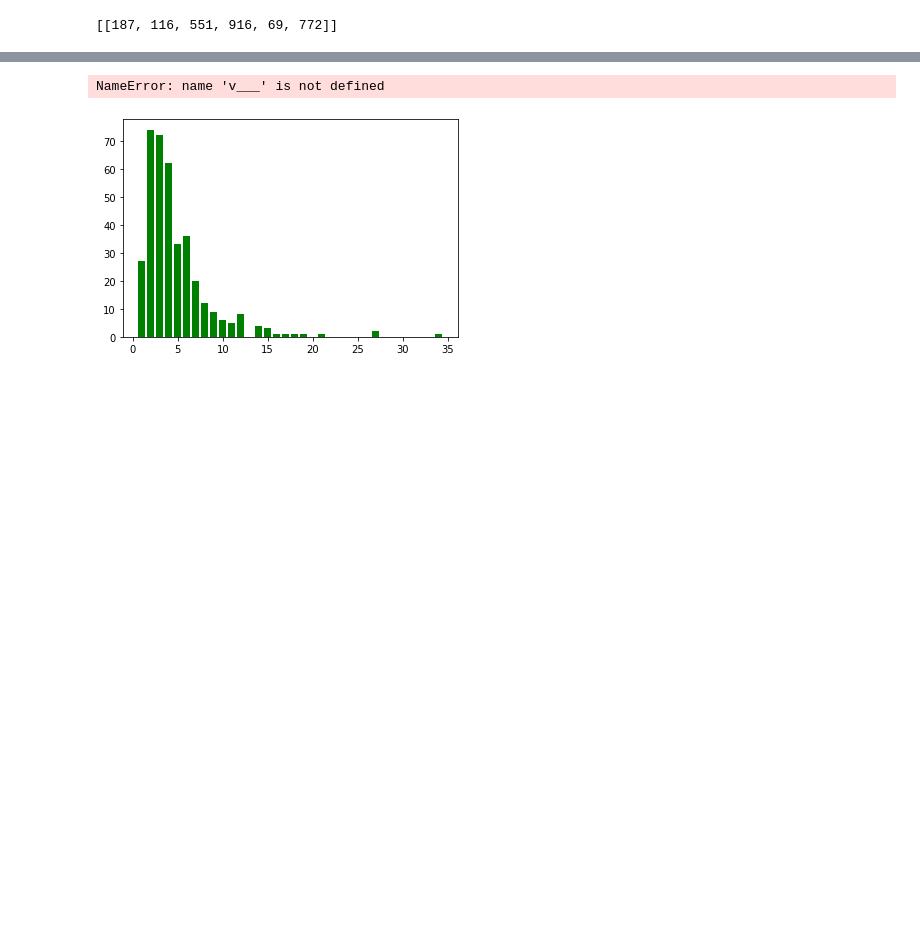
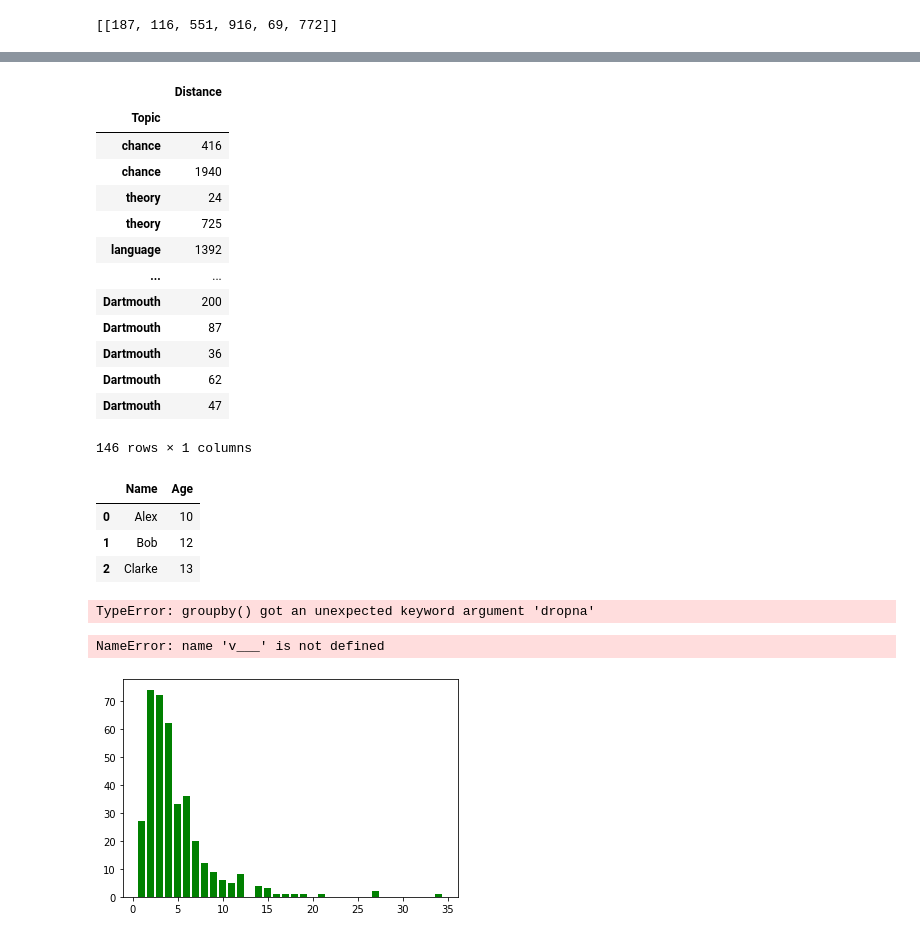
Before and after one commit to kwangilkimkenny/Story_Analysis, a Jupyter notebook: plot_analysis.ipynb, the cells around one changed output, grey strips where cells are left out. Saved outputs shown, nothing was run; the diff lists cells and outputs as text; code cells hidden in the pictures; blank space fills up the shorter version.

```diff
--- a/plot_analysis.ipynb
+++ b/plot_analysis.ipynb
@@ -806,0 +826,3 @@ dic__
+# %%
+test_df = pd.DataFrame.from_dict(dic__, orient='index')
+test_df
@@ -807,3 +843,46 @@ dic__
+# %%
+test_df.index.name = "Topic"
+test_df.columns = ["Distance"]
+test_df
+# %% [output]
+|  | Distance |
+| Topic |  |
+| chance | 416 |
+| chance | 1940 |
+| theory | 24 |
+| theory | 725 |
+| language | 1392 |
+| ... | ... |
+| Dartmouth | 200 |
+| Dartmouth | 87 |
+| Dartmouth | 36 |
+| Dartmouth | 62 |
+| Dartmouth | 47 |
+146 rows × 1 columns
+# %%
+
+import pandas as pd
+data = [['Alex',10],['Bob',12],['Clarke',13]]
+df = pd.DataFrame(data,columns=['Name','Age'])
+df
+# %% [output]
+|  | Name | Age |
+| 0 | Alex | 10 |
+| 1 | Bob | 12 |
+| 2 | Clarke | 13 |
+# %%
+import matplotlib.pyplot as plt
+from plotnine import *
+import seaborn as sns
+%matplotlib inline
+import plotnine as p9
+#ignore warnings
+import warnings
+warnings.filterwarnings('ignore')
+
+p9.ggplot(data=df,mapping=p9.aes(x='Name', y='Age')) + p9.geom_point()
+# %% [output]
+TypeError: groupby() got an unexpected keyword argument 'dropna'
 # %%
 v__ = [722, 656, 1008, 463, 277, 187, 278, 148, 27]
 for i in len(v___):
```
Also changed, not shown: parts of 28 cells of this notebook.
